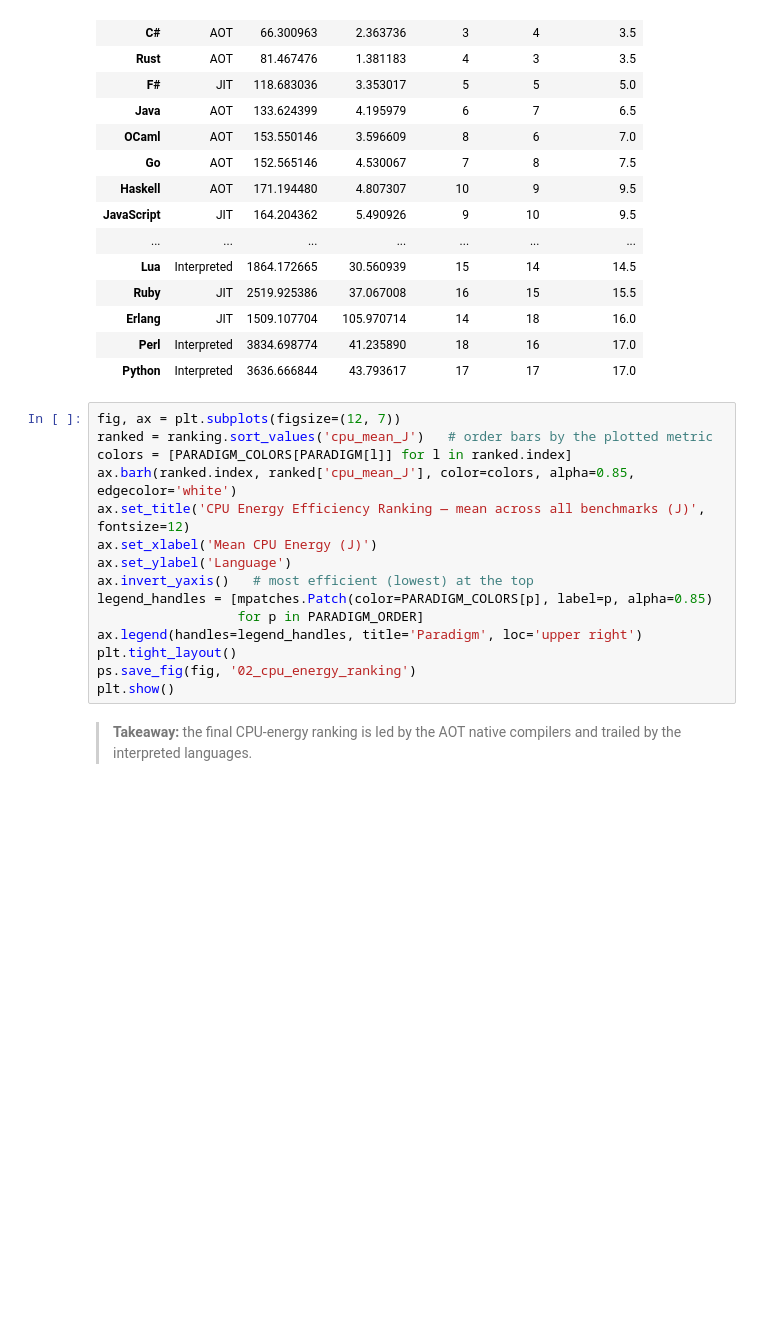
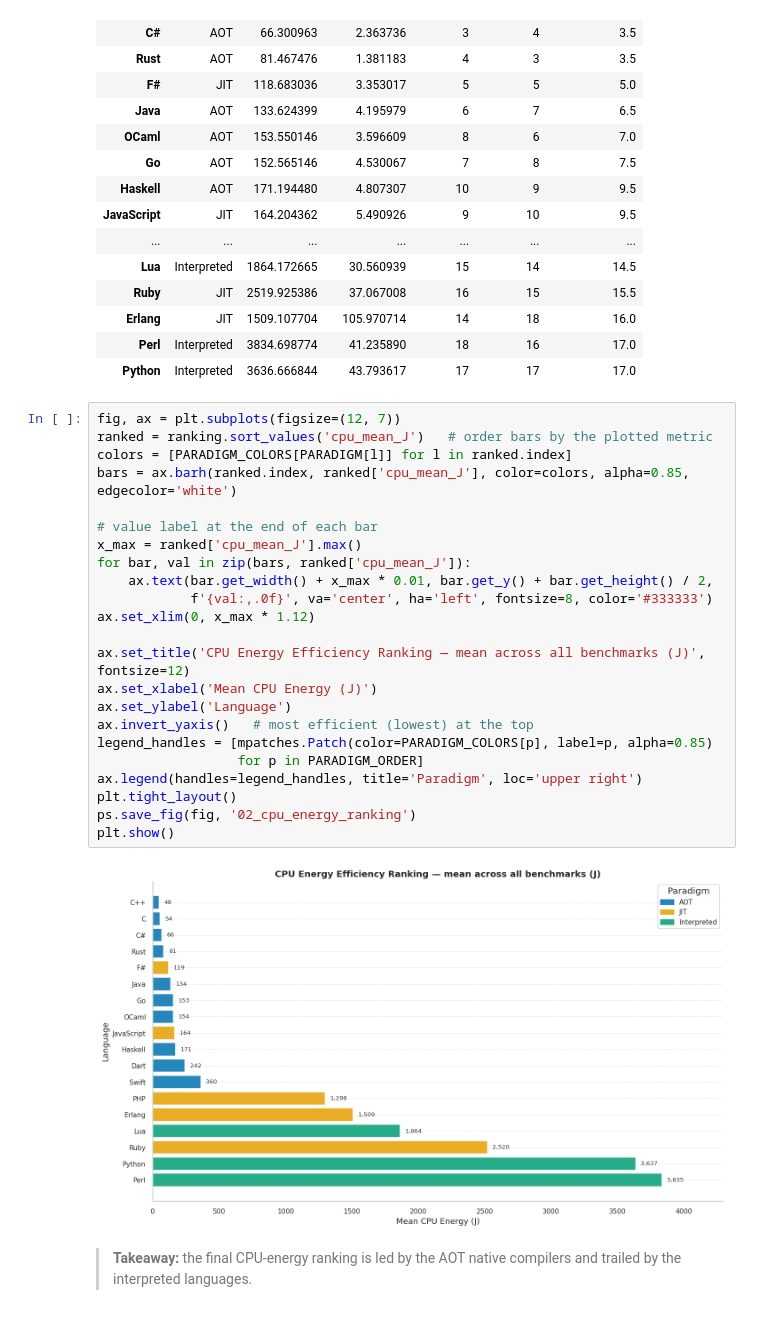
Before and after one commit to brandao07/mthesis, a Jupyter notebook: notebooks/v2/02_energy_analysis_v2.ipynb, the cells around one changed output. Cells and saved outputs as stored; diff of their text form; blank space fills up the shorter version.

```diff
--- a/notebooks/v2/02_energy_analysis_v2.ipynb
+++ b/notebooks/v2/02_energy_analysis_v2.ipynb
@@ -341,17 +349,27 @@ ranking[['paradigm', 'cpu_mean_J', 'mem_mean_J', 'cpu_rank', 'mem_rank', 'combin
 # %%
 fig, ax = plt.subplots(figsize=(12, 7))
 ranked = ranking.sort_values('cpu_mean_J')   # order bars by the plotted metric
 colors = [PARADIGM_COLORS[PARADIGM[l]] for l in ranked.index]
-ax.barh(ranked.index, ranked['cpu_mean_J'], color=colors, alpha=0.85, edgecolor='white')
+bars = ax.barh(ranked.index, ranked['cpu_mean_J'], color=colors, alpha=0.85, edgecolor='white')
+
+# value label at the end of each bar
+x_max = ranked['cpu_mean_J'].max()
+for bar, val in zip(bars, ranked['cpu_mean_J']):
+    ax.text(bar.get_width() + x_max * 0.01, bar.get_y() + bar.get_height() / 2,
+            f'{val:,.0f}', va='center', ha='left', fontsize=8, color='#333333')
+ax.set_xlim(0, x_max * 1.12)
+
 ax.set_title('CPU Energy Efficiency Ranking — mean across all benchmarks (J)', fontsize=12)
 ax.set_xlabel('Mean CPU Energy (J)')
 ax.set_ylabel('Language')
 ax.invert_yaxis()   # most efficient (lowest) at the top
 legend_handles = [mpatches.Patch(color=PARADIGM_COLORS[p], label=p, alpha=0.85)
                   for p in PARADIGM_ORDER]
 ax.legend(handles=legend_handles, title='Paradigm', loc='upper right')
 plt.tight_layout()
 ps.save_fig(fig, '02_cpu_energy_ranking')
 plt.show()
+# %% [output]
+[figure, added]
 # %% [markdown]
 > **Takeaway:** the final CPU-energy ranking is led by the AOT native compilers and trailed by the interpreted languages.
```
Also changed, not shown: parts of 1 cell of this notebook, 1 other file.
